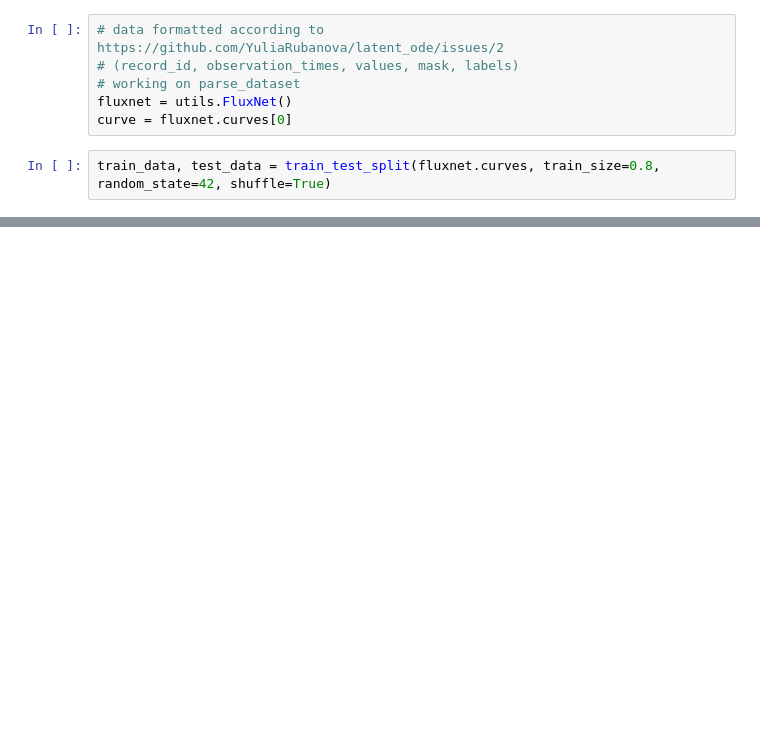
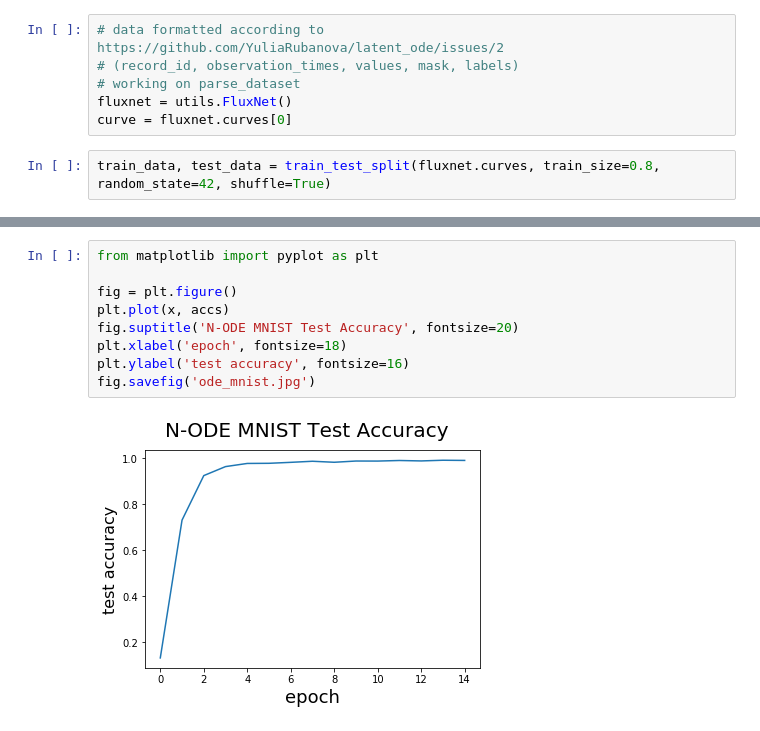
Before and after one commit to deepskies/cosmoNODE, a Jupyter notebook: latent_ode.ipynb, the cells around one changed output, grey strips where cells are left out. Drawn from its saved outputs; the diff is of its cells as text; blank space fills up the shorter version.

```diff
--- a/latent_ode.ipynb
+++ b/latent_ode.ipynb
@@ -28,0 +133,11 @@ record_id, tt, vals, mask, labels = train_data[0]
+# %%
+from matplotlib import pyplot as plt
+
+fig = plt.figure()
+plt.plot(x, accs)
+fig.suptitle('N-ODE MNIST Test Accuracy', fontsize=20)
+plt.xlabel('epoch', fontsize=18)
+plt.ylabel('test accuracy', fontsize=16)
+fig.savefig('ode_mnist.jpg')
+# %% [output]
+[figure, added]
```
Also changed, not shown: parts of 22 cells of this notebook, 2 other files.
